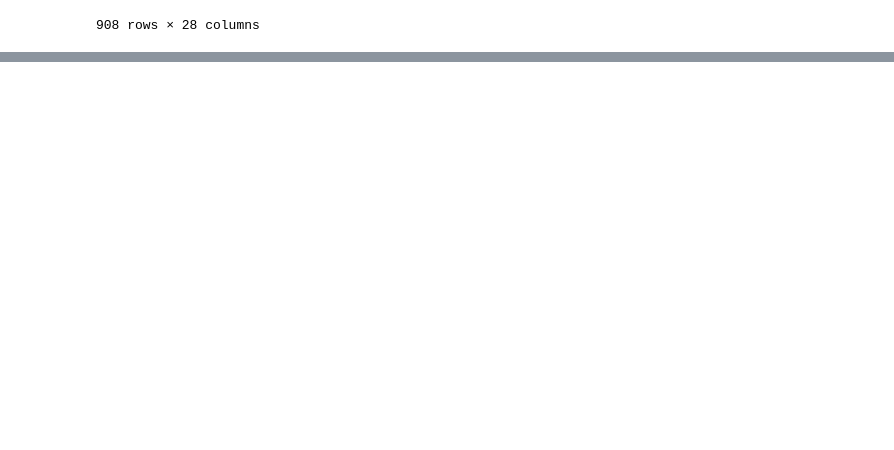
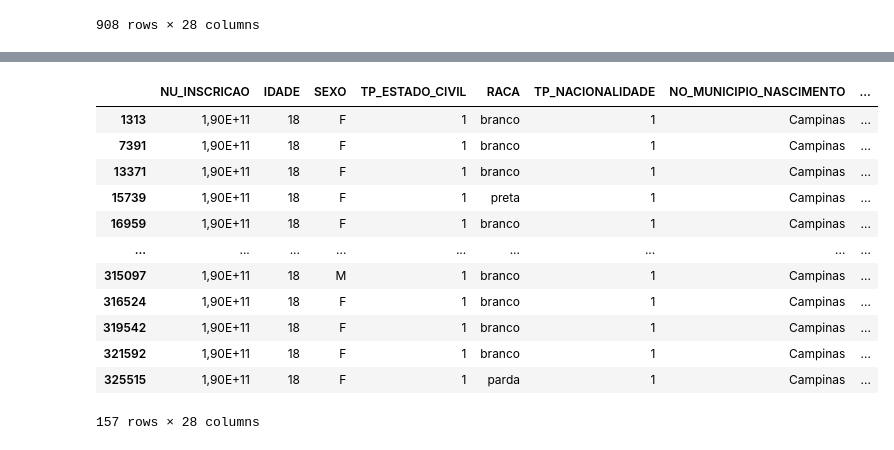
Before and after one commit to arthurresendes/Estatistica-aplicada, a Jupyter notebook: Enem/amostragem.ipynb, the cells around one changed output, grey strips where cells are left out. Cells and saved outputs as stored; diff of their text form; code cells hidden in the pictures; blank space fills up the shorter version.

Commit message:
Conglomerado

```diff
--- a/Enem/amostragem.ipynb
+++ b/Enem/amostragem.ipynb
@@ -292,0 +295,2 @@ amos_estra_camp
+# %%
+escolas_publicas = enem_campinas.loc[enem_campinas.ESCOLA == 'Pública']
@@ -292,0 +382,25 @@ amos_estra_camp
+# %%
+amos_conglomerado = escolas_publicas.loc[escolas_publicas['CO_ESCOLA'].isin([35018089.0, 35018326.0, 35047120.0, 35018508.0, 35045676.0, 35907352.0,
+       35924544.0, 35018594.0, 35042626.0, 35018818.0, 35920678.0, 35040873.0,
+       35914897.0, 35045573.0, 35065626.0, 35018478.0, 35020825.0, 35035981.0,
+       35127784.0, 35139968.0, 35462822.0, 35578587.0, 35907376.0, 35496376.0,
+       35028472.0, 35909385.0, 35070233.0, 35118084.0, 35290725.0, 35456494.0,
+       35123754.0, 35018673.0, 35042523.0, 35017224.0, 35028903.0, 35923655.0,
+       35019306.0, 35910934.0, 35010868.0, 35910788.0, 35017267.0, 35290683.0,
+       35114601.0, 35112537.0])]
+# %%
+amos_conglomerado
+# %% [output]
+|  | NU_INSCRICAO | IDADE | SEXO | TP_ESTADO_CIVIL | RACA | TP_NACIONALIDADE | NO_MUNICIPIO_NASCIMENTO | ... |
+| 1313 | 1,90E+11 | 18 | F | 1 | branco | 1 | Campinas | ... |
+| 7391 | 1,90E+11 | 18 | F | 1 | branco | 1 | Campinas | ... |
+| 13371 | 1,90E+11 | 18 | F | 1 | branco | 1 | Campinas | ... |
+| 15739 | 1,90E+11 | 18 | F | 1 | preta | 1 | Campinas | ... |
+| 16959 | 1,90E+11 | 18 | F | 1 | branco | 1 | Campinas | ... |
+| ... | ... | ... | ... | ... | ... | ... | ... | ... |
+| 315097 | 1,90E+11 | 18 | M | 1 | branco | 1 | Campinas | ... |
+| 316524 | 1,90E+11 | 18 | F | 1 | branco | 1 | Campinas | ... |
+| 319542 | 1,90E+11 | 18 | F | 1 | branco | 1 | Campinas | ... |
+| 321592 | 1,90E+11 | 18 | F | 1 | branco | 1 | Campinas | ... |
+| 325515 | 1,90E+11 | 18 | F | 1 | parda | 1 | Campinas | ... |
+157 rows × 28 columns
```
Also changed, not shown: parts of 10 cells of this notebook.
